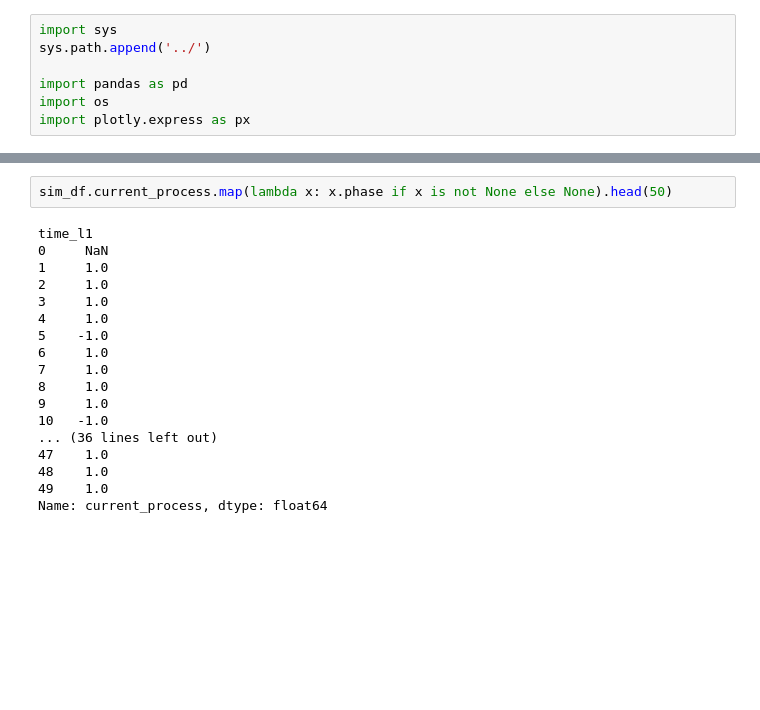
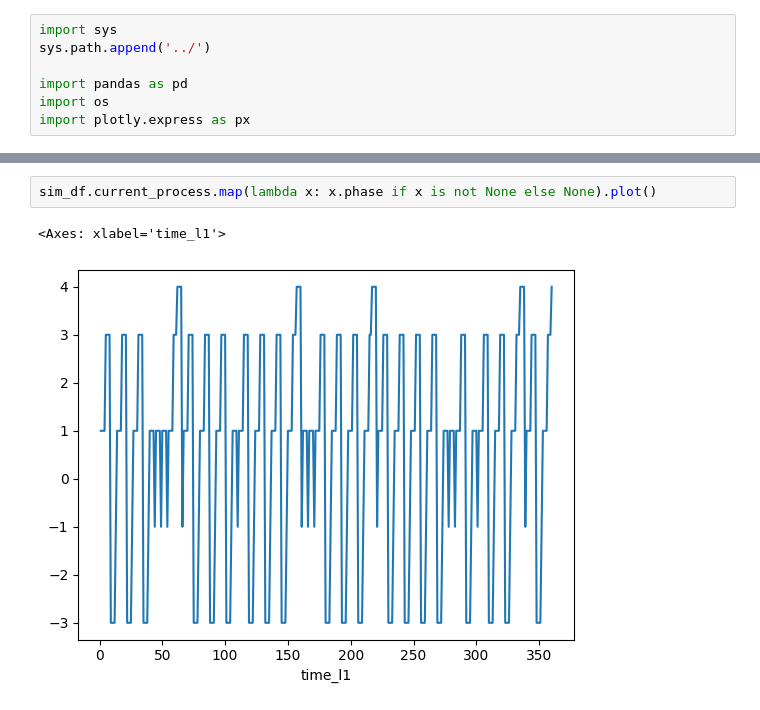
Before and after one commit to BlockScience/aztec-gddt, a Jupyter notebook: notebooks/test_run.ipynb, the cells around one changed output, grey strips where cells are left out. Cells and saved outputs as stored; diff of their text form; blank space fills up the shorter version.

```diff
--- a/notebooks/test_run.ipynb
+++ b/notebooks/test_run.ipynb
@@ -44,20 +44,5 @@ sim_df.head(10)
 # %%
-sim_df.current_process.map(lambda x: x.phase if x is not None else None).head(50)
+sim_df.current_process.map(lambda x: x.phase if x is not None else None).plot()
 # %% [output]
-time_l1
-0     NaN
-1     1.0
-2     1.0
-3     1.0
-4     1.0
-5    -1.0
-6     1.0
-7     1.0
-8     1.0
-9     1.0
-10   -1.0
-... (36 lines left out)
-47    1.0
-48    1.0
-49    1.0
-Name: current_process, dtype: float64
+<Axes: xlabel='time_l1'>
+[figure, added]
```
Also changed, not shown: parts of 4 cells of this notebook, 1 other file.
